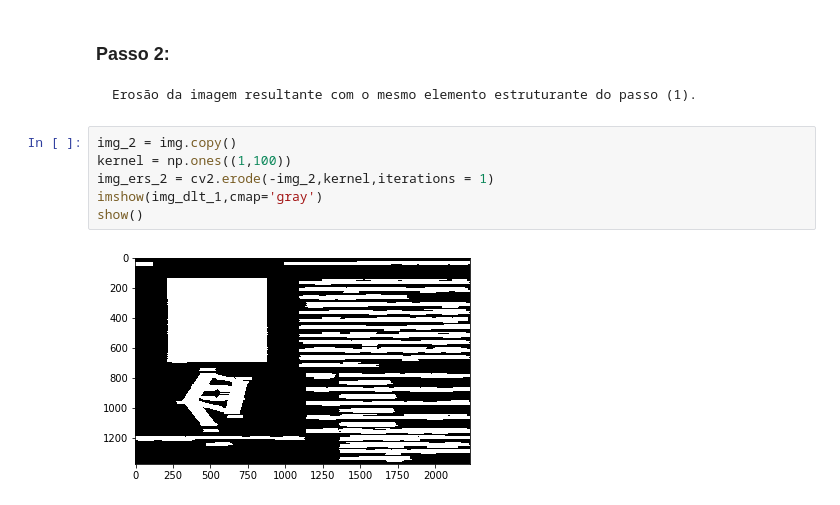
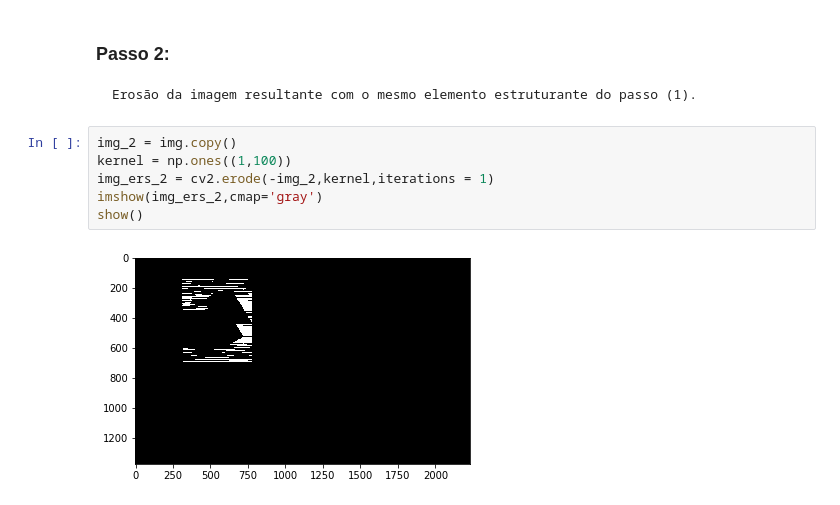
Before and after one commit to luizcartolano2/mc920, a Jupyter notebook: proj3-2019/proj3.ipynb, the cells around one changed output. Drawn from its saved outputs; the diff is of its cells as text.

```diff
--- a/proj3-2019/proj3.ipynb
+++ b/proj3-2019/proj3.ipynb
@@ -29,8 +29,8 @@ show()
 # %%
 img_2 = img.copy()
 kernel = np.ones((1,100))
 img_ers_2 = cv2.erode(-img_2,kernel,iterations = 1)
-imshow(img_dlt_1,cmap='gray')
+imshow(img_ers_2,cmap='gray')
 show()
 # %% [output]
-[figure, old version]
+[figure, new version]
```
Also changed, not shown: parts of 4 cells of this notebook.
